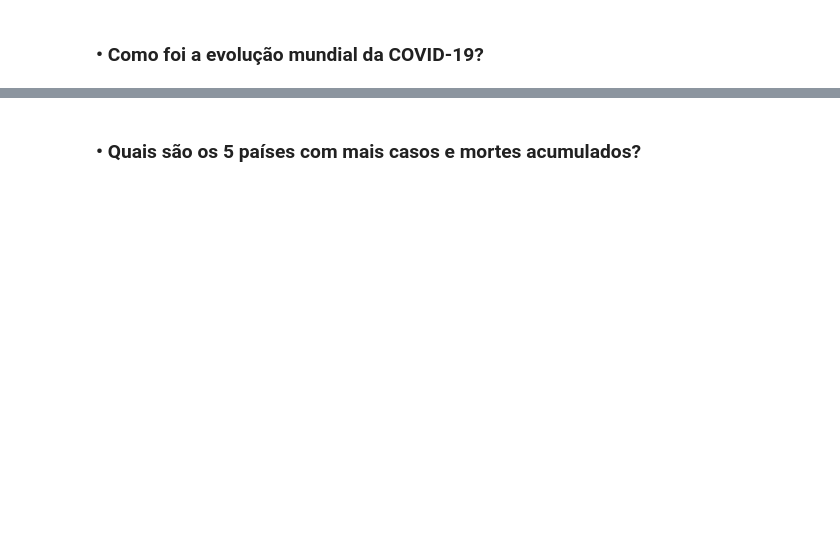
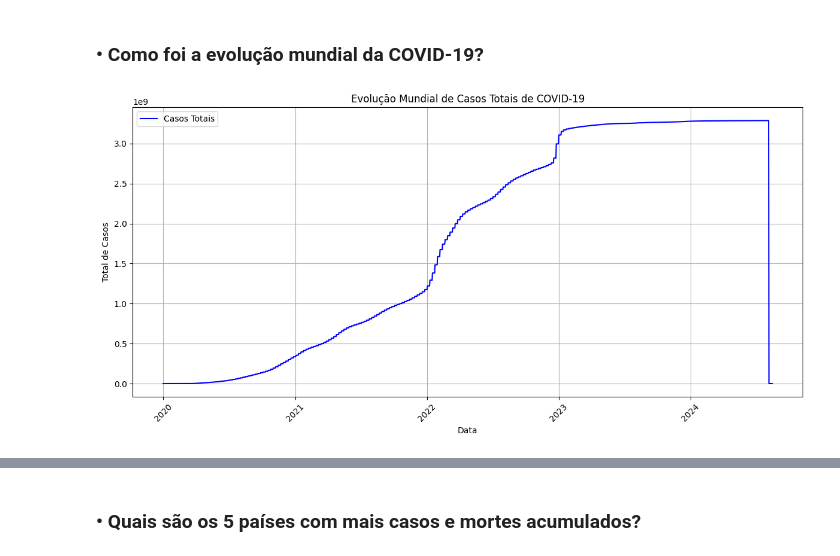
Before and after one commit to Henrike-PB/gc-python-2024, a Jupyter notebook: aula_08/Exercício 21/exercicio_21.ipynb, the cells around one changed output, grey strips where cells are left out. Drawn from its saved outputs; the diff is of its cells as text; code cells hidden in the pictures; blank space fills up the shorter version.

```diff
--- a/aula_08/Exercício 21/exercicio_21.ipynb
+++ b/aula_08/Exercício 21/exercicio_21.ipynb
@@ -76,2 +89,24 @@ Index(['iso_code', 'continent', 'location', 'date', 'total_cases', 'new_cases',
 # %% [markdown]
 ### • Como foi a evolução mundial da COVID-19?
+# %%
+df_covid['date'] = pd.to_datetime(df_covid['date'])
+
+# Agrupar por data e somar os casos e mortes
+global_data = df_covid.groupby('date').agg({
+    'total_cases': 'sum',
+    'total_deaths': 'sum',
+    'total_vaccinations': 'sum'
+}).reset_index()
+# %%
+plt.figure(figsize=(12, 6))
+plt.plot(global_data['date'], global_data['total_cases'], label='Casos Totais', color='blue')
+plt.title('Evolução Mundial de Casos Totais de COVID-19')
+plt.xlabel('Data')
+plt.ylabel('Total de Casos')
+plt.xticks(rotation=45)
+plt.grid()
+plt.legend()
+plt.tight_layout()
+plt.show()
+# %% [output]
+[figure, added]
```
Also changed, not shown: parts of 24 cells of this notebook, 6 other files.
